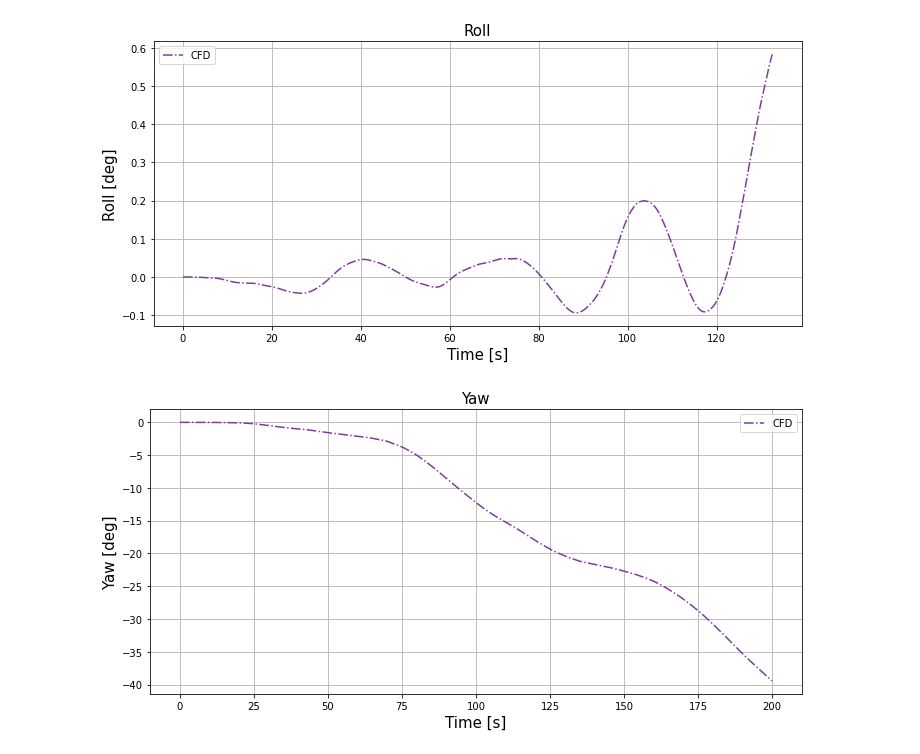
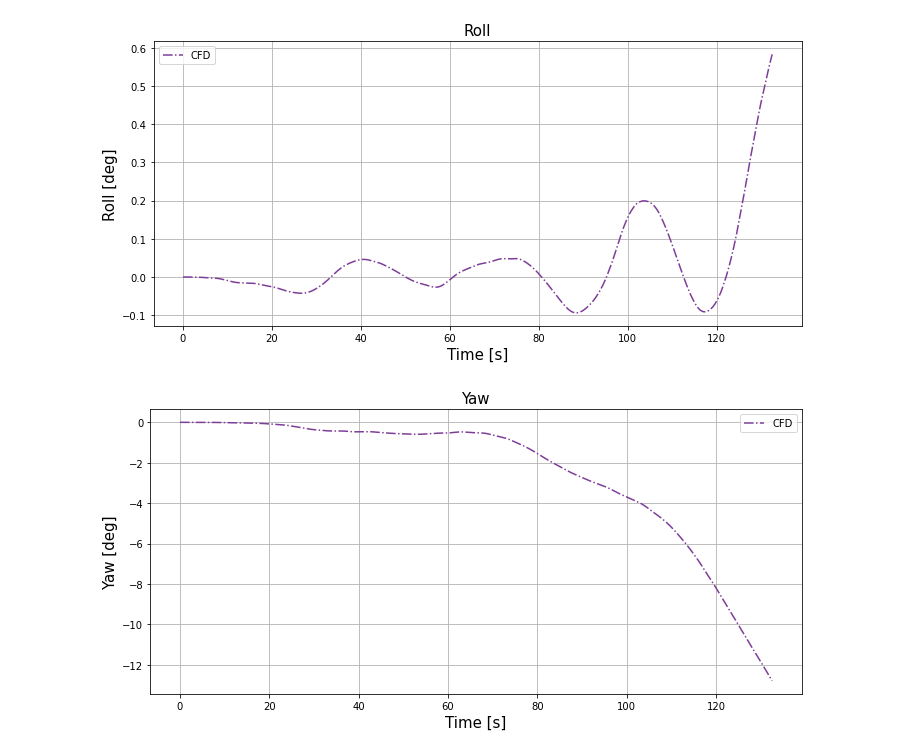
Before and after one commit to philocfd/Windturbine, a Jupyter notebook: freeDecay/pitch.ipynb, the cells around one changed output. Cells and saved outputs as stored; diff of their text form; code cells hidden in the pictures.

```diff
--- a/freeDecay/pitch.ipynb
+++ b/freeDecay/pitch.ipynb
@@ -84,13 +84,13 @@ plt.savefig(work_dir/"Roll.jpg", bbox_inches="tight", dpi=400)
 [figure]
 # %%
 fig,ax = plt.subplots(figsize=(10,5))
-ax.plot(cfd_data_df['Time'], cfd_data_df['Yaw'], "-.", color="#7D3C98",fillstyle="none",markersize=12,label="CFD")
+ax.plot(pitch_df['Time'], pitch_df['Yaw'], "-.", color="#7D3C98",fillstyle="none",markersize=12,label="CFD")
 ax.legend()
 ax.grid()
 ax.set_xlabel("Time [s]",fontsize=15)
 ax.set_ylabel ("Yaw [deg]", fontsize=15)
 ax.set_title("Yaw", fontsize=15)
 fig.tight_layout()
 plt.savefig(work_dir/"Yaw.jpg", bbox_inches="tight", dpi=400)
 # %% [output]
-[figure, old version]
+[figure, new version]
```
Also changed, not shown: 2 other files.
